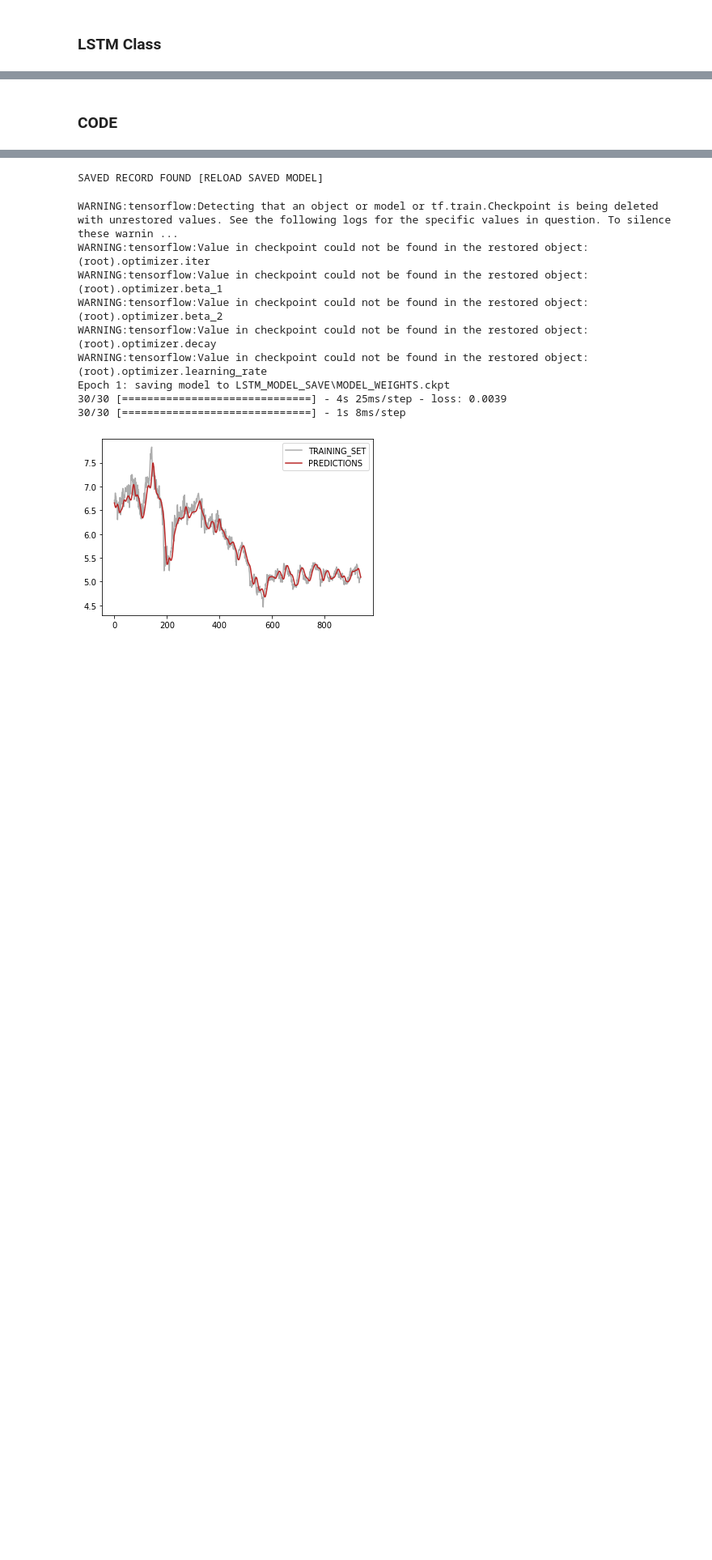
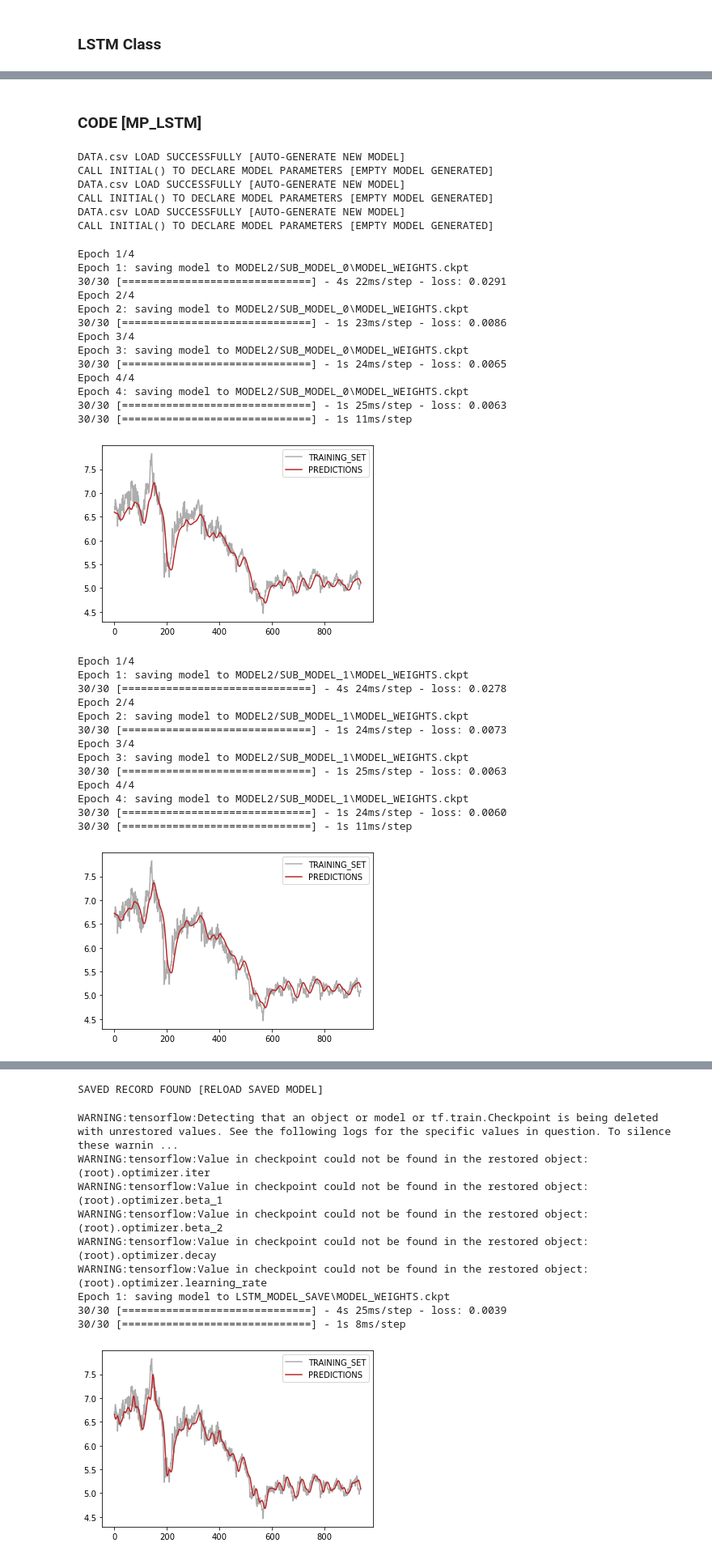
Before and after one commit to bananamilkt/Trend-Forecasting-Models, a Jupyter notebook: LSTM.ipynb, the cells around one changed output, grey strips where cells are left out. Shown at 81% size. Cells and saved outputs as stored; diff of their text form; code cells hidden in the pictures; blank space fills up the shorter version.

Commit message:
[MODEL UPDATE]
-New model added: a LSTM that can predict multi columns based on multi predictors

```diff
--- a/LSTM.ipynb
+++ b/LSTM.ipynb
@@ -52,9 +48,9 @@ class LSTM_MODEL(N):
                 try:
                     RAW_DATA = pd.read_csv('DATA.csv')
                 except FileNotFoundError:
-                    print("DATA.csv NOT FOUND [ERROR]")
+                    #print("DATA.csv NOT FOUND [ERROR]")
                 else:
-                    print("DATA.csv LOAD SUCCESSFULLY [AUTO-GENERATE NEW MODEL]")
+                    #print("DATA.csv LOAD SUCCESSFULLY [AUTO-GENERATE NEW MODEL]")
                     self.INITIALIZE(NUM_PREDICTORS = RAW_DATA.shape[1])
             print("CALL INITIAL() TO DECLARE MODEL PARAMETERS [EMPTY MODEL GENERATED]")
         else:
@@ -306,7 +302,7 @@ class LSTM_MODEL(N):
     #DRAW THE FORWARD TREND COMPARE WITH NEW DATA
     def PREDICT_ON_NEW_DATA(self, LENGTH, NEW_DATA, PRINT_EXTENDED_PLOT = False):
         PREDICTIONS = []
-        TRAINING_DATA_SCALED = np.empty(self.TRAINING_DATA.shape)
+        TRAINING_DATA_SCALED = np.empty(NEW_DATA.shape)
 
         for S in range(self.NUM_PREDICTORS):
             TRAINING_DATA_SCALED[:,S:S+1] = self.SCALER[S].fit_transform(NEW_DATA[:,S:S+1])
@@ -347,11 +343,11 @@ class LSTM_MODEL(N):
         try:
             SAVE_VARIBLE = open(self.PATH + '/MODEL_VARIABLES.txt', 'r')
         except FileNotFoundError:
-            print("MODEL NOT FOUND [AUTO-GENERATE NEW MODEL]")
+            #print("MODEL NOT FOUND [AUTO-GENERATE NEW MODEL]")
             RAW_DATA = pd.read_csv('DATA.csv')
             self.INITIALIZE(NUM_PREDICTORS = RAW_DATA.shape[1])
         else:
-            print("SAVED RECORD FOUND [RELOAD SAVED MODEL]")
+            #print("SAVED RECORD FOUND [RELOAD SAVED MODEL]")
             VARIABLES = SAVE_VARIBLE.read()
             VARIABLES = VARIABLES.split("/")
 
@@ -371,2 +432,42 @@ class LSTM_MODEL(N):
 # %% [markdown]
-### CODE
+### CODE [MP_LSTM]
+# %%
+LSTM_MODEL = MP_LSTM(PATH = 'MODEL2', NUM_PREDICTORS = 3)
+# %% [output]
+DATA.csv LOAD SUCCESSFULLY [AUTO-GENERATE NEW MODEL]
+CALL INITIAL() TO DECLARE MODEL PARAMETERS [EMPTY MODEL GENERATED]
+DATA.csv LOAD SUCCESSFULLY [AUTO-GENERATE NEW MODEL]
+CALL INITIAL() TO DECLARE MODEL PARAMETERS [EMPTY MODEL GENERATED]
+DATA.csv LOAD SUCCESSFULLY [AUTO-GENERATE NEW MODEL]
+CALL INITIAL() TO DECLARE MODEL PARAMETERS [EMPTY MODEL GENERATED]
+# %%
+LSTM_MODEL.FIT(PRINT_FIT_PLOT = True)
+# %% [output]
+Epoch 1/4
+Epoch 1: saving model to MODEL2/SUB_MODEL_0\MODEL_WEIGHTS.ckpt
+30/30 [==============================] - 4s 22ms/step - loss: 0.0291
+Epoch 2/4
+Epoch 2: saving model to MODEL2/SUB_MODEL_0\MODEL_WEIGHTS.ckpt
+30/30 [==============================] - 1s 23ms/step - loss: 0.0086
+Epoch 3/4
+Epoch 3: saving model to MODEL2/SUB_MODEL_0\MODEL_WEIGHTS.ckpt
+30/30 [==============================] - 1s 24ms/step - loss: 0.0065
+Epoch 4/4
+Epoch 4: saving model to MODEL2/SUB_MODEL_0\MODEL_WEIGHTS.ckpt
+30/30 [==============================] - 1s 25ms/step - loss: 0.0063
+30/30 [==============================] - 1s 11ms/step
+[figure, added]
+Epoch 1/4
+Epoch 1: saving model to MODEL2/SUB_MODEL_1\MODEL_WEIGHTS.ckpt
+30/30 [==============================] - 4s 24ms/step - loss: 0.0278
+Epoch 2/4
+Epoch 2: saving model to MODEL2/SUB_MODEL_1\MODEL_WEIGHTS.ckpt
+30/30 [==============================] - 1s 24ms/step - loss: 0.0073
+Epoch 3/4
+Epoch 3: saving model to MODEL2/SUB_MODEL_1\MODEL_WEIGHTS.ckpt
+30/30 [==============================] - 1s 25ms/step - loss: 0.0063
+Epoch 4/4
+Epoch 4: saving model to MODEL2/SUB_MODEL_1\MODEL_WEIGHTS.ckpt
+30/30 [==============================] - 1s 24ms/step - loss: 0.0060
+30/30 [==============================] - 1s 11ms/step
+[figure, added]
```
Also changed, not shown: parts of 8 cells of this notebook, 1 other file.
